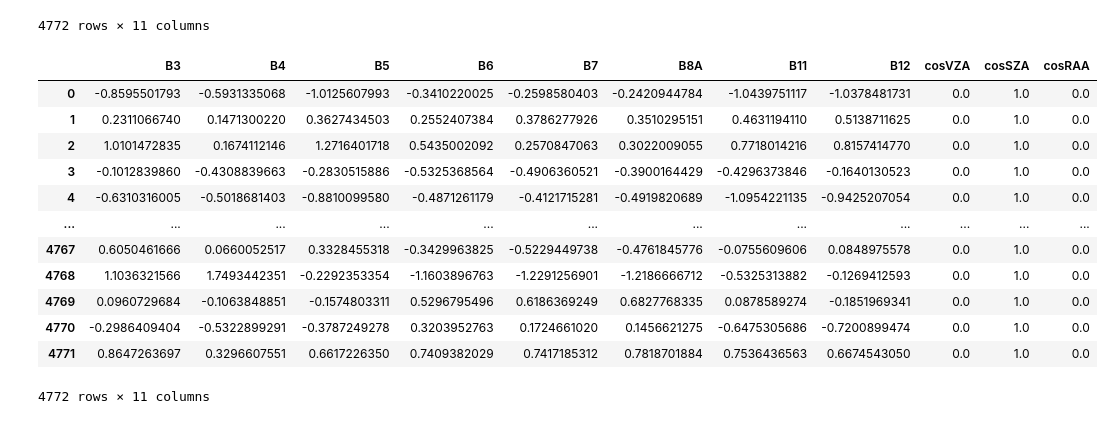
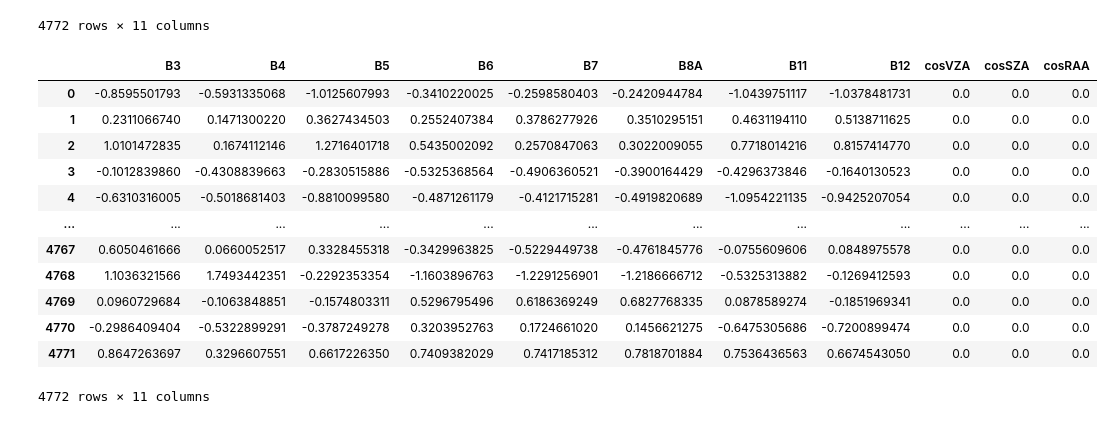
Before and after one commit to Hi-Chem246/ALR_SL2P, a Jupyter notebook: steps_eight_nine.ipynb, the cells around one changed output. Saved outputs shown, nothing was run; the diff lists cells and outputs as text; code cells hidden in the pictures.

```diff
--- a/steps_eight_nine.ipynb
+++ b/steps_eight_nine.ipynb
@@ -632,24 +627,24 @@ bands_df
 | 4770 | 0.0329 | 0.0159 | 0.0548 | 0.2081 | 0.2439 | 0.2618 | 0.1010 | 0.0459 | 1.0 | 0.8034 | 1.0 |
 | 4771 | 0.0441 | 0.0244 | 0.0722 | 0.2294 | 0.2809 | 0.3061 | 0.1473 | 0.0721 | 1.0 | 0.8034 | 1.0 |
 4772 rows × 11 columns
-# %%
-bands_df_scaled = pandas.DataFrame(sklearn.preprocessing.StandardScaler().fit_transform(bands_df), columns = bands)
-
-bands_df_scaled
-# %% [output]
-|  | B3 | B4 | B5 | B6 | B7 | B8A | B11 | B12 | cosVZA | cosSZA | cosRAA |
-| 0 | -0.8595501793 | -0.5931335068 | -1.0125607993 | -0.3410220025 | -0.2598580403 | -0.2420944784 | -1.0439751117 | -1.0378481731 | 0.0 | 1.0 | 0.0 |
-| 1 | 0.2311066740 | 0.1471300220 | 0.3627434503 | 0.2552407384 | 0.3786277926 | 0.3510295151 | 0.4631194110 | 0.5138711625 | 0.0 | 1.0 | 0.0 |
-| 2 | 1.0101472835 | 0.1674112146 | 1.2716401718 | 0.5435002092 | 0.2570847063 | 0.3022009055 | 0.7718014216 | 0.8157414770 | 0.0 | 1.0 | 0.0 |
-| 3 | -0.1012839860 | -0.4308839663 | -0.2830515886 | -0.5325368564 | -0.4906360521 | -0.3900164429 | -0.4296373846 | -0.1640130523 | 0.0 | 1.0 | 0.0 |
-| 4 | -0.6310316005 | -0.5018681403 | -0.8810099580 | -0.4871261179 | -0.4121715281 | -0.4919820689 | -1.0954221135 | -0.9425207054 | 0.0 | 1.0 | 0.0 |
-| ... | ... | ... | ... | ... | ... | ... | ... | ... | ... | ... | ... |
-| 4767 | 0.6050461666 | 0.0660052517 | 0.3328455318 | -0.3429963825 | -0.5229449738 | -0.4761845776 | -0.0755609606 | 0.0848975578 | 0.0 | 1.0 | 0.0 |
-| 4768 | 1.1036321566 | 1.7493442351 | -0.2292353354 | -1.1603896763 | -1.2291256901 | -1.2186666712 | -0.5325313882 | -0.1269412593 | 0.0 | 1.0 | 0.0 |
-| 4769 | 0.0960729684 | -0.1063848851 | -0.1574803311 | 0.5296795496 | 0.6186369249 | 0.6827768335 | 0.0878589274 | -0.1851969341 | 0.0 | 1.0 | 0.0 |
-| 4770 | -0.2986409404 | -0.5322899291 | -0.3787249278 | 0.3203952763 | 0.1724661020 | 0.1456621275 | -0.6475305686 | -0.7200899474 | 0.0 | 1.0 | 0.0 |
-| 4771 | 0.8647263697 | 0.3296607551 | 0.6617226350 | 0.7409382029 | 0.7417185312 | 0.7818701884 | 0.7536436563 | 0.6674543050 | 0.0 | 1.0 | 0.0 |
-4772 rows × 11 columns
+# %%
+bands_df_scaled = pandas.DataFrame(sklearn.preprocessing.scale(bands_df), columns=bands)
+
+bands_df_scaled
+# %% [output]
+|  | B3 | B4 | B5 | B6 | B7 | B8A | B11 | B12 | cosVZA | cosSZA | cosRAA |
+| 0 | -0.8595501793 | -0.5931335068 | -1.0125607993 | -0.3410220025 | -0.2598580403 | -0.2420944784 | -1.0439751117 | -1.0378481731 | 0.0 | 0.0 | 0.0 |
+| 1 | 0.2311066740 | 0.1471300220 | 0.3627434503 | 0.2552407384 | 0.3786277926 | 0.3510295151 | 0.4631194110 | 0.5138711625 | 0.0 | 0.0 | 0.0 |
+| 2 | 1.0101472835 | 0.1674112146 | 1.2716401718 | 0.5435002092 | 0.2570847063 | 0.3022009055 | 0.7718014216 | 0.8157414770 | 0.0 | 0.0 | 0.0 |
+| 3 | -0.1012839860 | -0.4308839663 | -0.2830515886 | -0.5325368564 | -0.4906360521 | -0.3900164429 | -0.4296373846 | -0.1640130523 | 0.0 | 0.0 | 0.0 |
+| 4 | -0.6310316005 | -0.5018681403 | -0.8810099580 | -0.4871261179 | -0.4121715281 | -0.4919820689 | -1.0954221135 | -0.9425207054 | 0.0 | 0.0 | 0.0 |
+| ... | ... | ... | ... | ... | ... | ... | ... | ... | ... | ... | ... |
+| 4767 | 0.6050461666 | 0.0660052517 | 0.3328455318 | -0.3429963825 | -0.5229449738 | -0.4761845776 | -0.0755609606 | 0.0848975578 | 0.0 | 0.0 | 0.0 |
+| 4768 | 1.1036321566 | 1.7493442351 | -0.2292353354 | -1.1603896763 | -1.2291256901 | -1.2186666712 | -0.5325313882 | -0.1269412593 | 0.0 | 0.0 | 0.0 |
+| 4769 | 0.0960729684 | -0.1063848851 | -0.1574803311 | 0.5296795496 | 0.6186369249 | 0.6827768335 | 0.0878589274 | -0.1851969341 | 0.0 | 0.0 | 0.0 |
+| 4770 | -0.2986409404 | -0.5322899291 | -0.3787249278 | 0.3203952763 | 0.1724661020 | 0.1456621275 | -0.6475305686 | -0.7200899474 | 0.0 | 0.0 | 0.0 |
+| 4771 | 0.8647263697 | 0.3296607551 | 0.6617226350 | 0.7409382029 | 0.7417185312 | 0.7818701884 | 0.7536436563 | 0.6674543050 | 0.0 | 0.0 | 0.0 |
+4772 rows × 11 columns
 # %%
 bands_df_scaled['cosVZA'] = numpy.random.uniform(-2.2, 1.3, size = 4772)
 bands_df_scaled['cosSZA'] = numpy.random.uniform(-2.5, 1.4, size = 4772)
```
Also changed, not shown: parts of 10 cells of this notebook, 7 other files.
